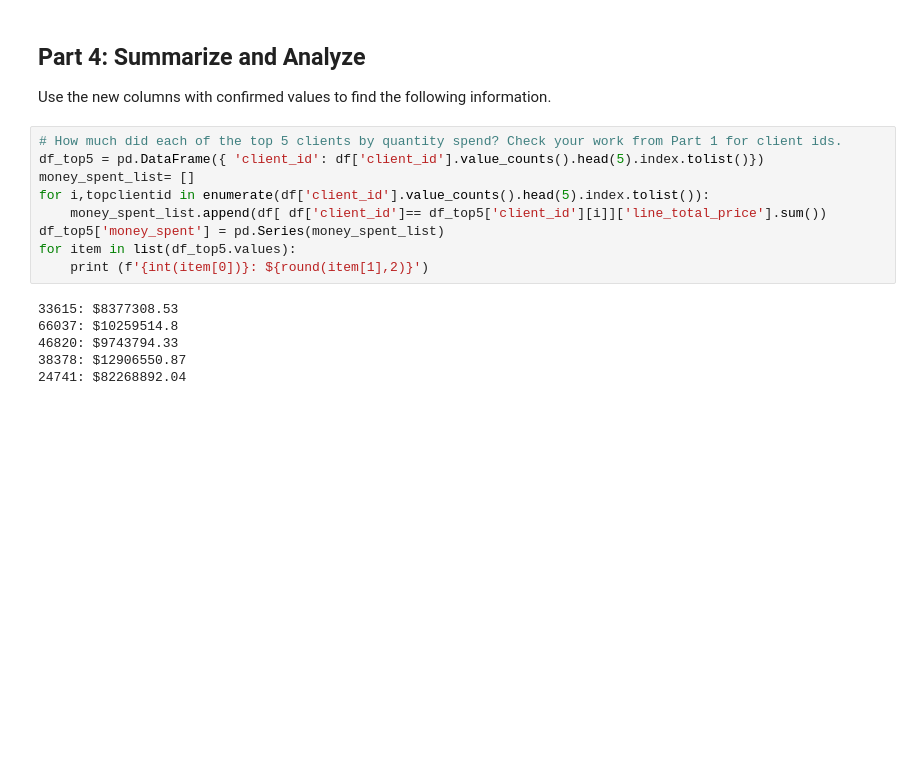
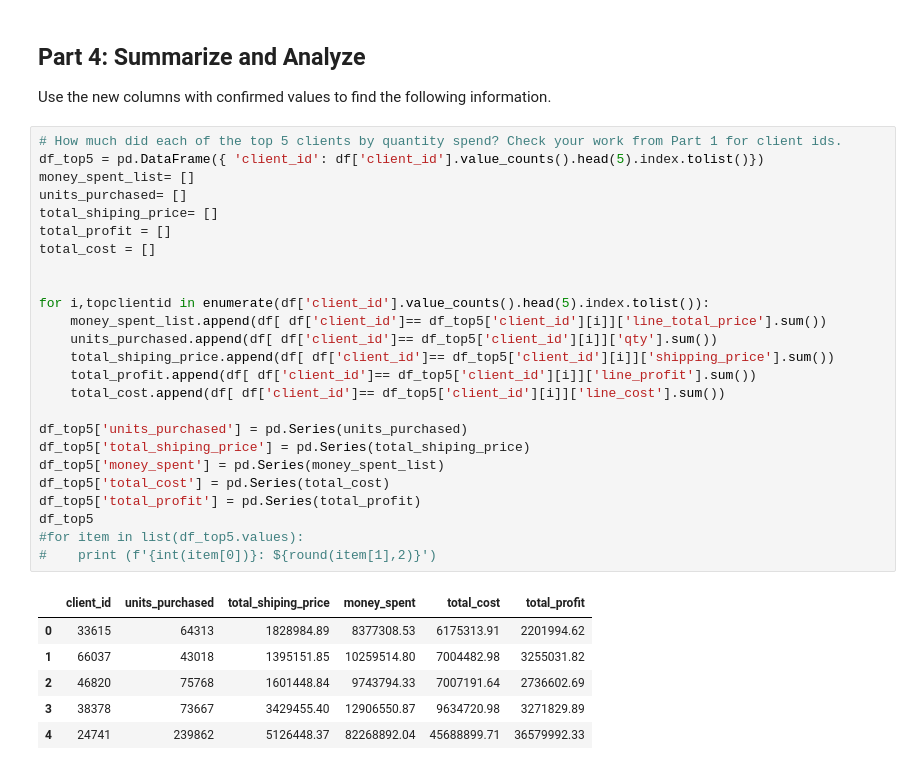
Before and after one commit to manparmo/pandas-challenge-1, a Jupyter notebook: wholesale_data_analysis_starter_code.ipynb, the cells around one changed output. Saved outputs shown, nothing was run; the diff lists cells and outputs as text; blank space fills up the shorter version.

```diff
--- a/wholesale_data_analysis_starter_code.ipynb
+++ b/wholesale_data_analysis_starter_code.ipynb
@@ -191,18 +191,35 @@ Use the new columns with confirmed values to find the following information.
 # %%
 # How much did each of the top 5 clients by quantity spend? Check your work from Part 1 for client ids.
 df_top5 = pd.DataFrame({ 'client_id': df['client_id'].value_counts().head(5).index.tolist()})
 money_spent_list= []
+units_purchased= []
+total_shiping_price= []
+total_profit = []
+total_cost = []
+
+
 for i,topclientid in enumerate(df['client_id'].value_counts().head(5).index.tolist()):
     money_spent_list.append(df[ df['client_id']== df_top5['client_id'][i]]['line_total_price'].sum())
+    units_purchased.append(df[ df['client_id']== df_top5['client_id'][i]]['qty'].sum())
+    total_shiping_price.append(df[ df['client_id']== df_top5['client_id'][i]]['shipping_price'].sum())
+    total_profit.append(df[ df['client_id']== df_top5['client_id'][i]]['line_profit'].sum())
+    total_cost.append(df[ df['client_id']== df_top5['client_id'][i]]['line_cost'].sum())
+
+df_top5['units_purchased'] = pd.Series(units_purchased)
+df_top5['total_shiping_price'] = pd.Series(total_shiping_price)
 df_top5['money_spent'] = pd.Series(money_spent_list)
-for item in list(df_top5.values):
-    print (f'{int(item[0])}: ${round(item[1],2)}')
+df_top5['total_cost'] = pd.Series(total_cost)
+df_top5['total_profit'] = pd.Series(total_profit)
+df_top5
+#for item in list(df_top5.values):
+#    print (f'{int(item[0])}: ${round(item[1],2)}')
 # %% [output]
-33615: $8377308.53
-66037: $10259514.8
-46820: $9743794.33
-38378: $12906550.87
-24741: $82268892.04
+|  | client_id | units_purchased | total_shiping_price | money_spent | total_cost | total_profit |
+| 0 | 33615 | 64313 | 1828984.89 | 8377308.53 | 6175313.91 | 2201994.62 |
+| 1 | 66037 | 43018 | 1395151.85 | 10259514.80 | 7004482.98 | 3255031.82 |
+| 2 | 46820 | 75768 | 1601448.84 | 9743794.33 | 7007191.64 | 2736602.69 |
+| 3 | 38378 | 73667 | 3429455.40 | 12906550.87 | 9634720.98 | 3271829.89 |
+| 4 | 24741 | 239862 | 5126448.37 | 82268892.04 | 45688899.71 | 36579992.33 |
 # %%
 # Create a summary DataFrame showing the totals for the for the top 5 clients with the following information:
 # total units purchased, total shipping price, total revenue, and total profit.
```
Also changed, not shown: parts of 4 cells of this notebook.
